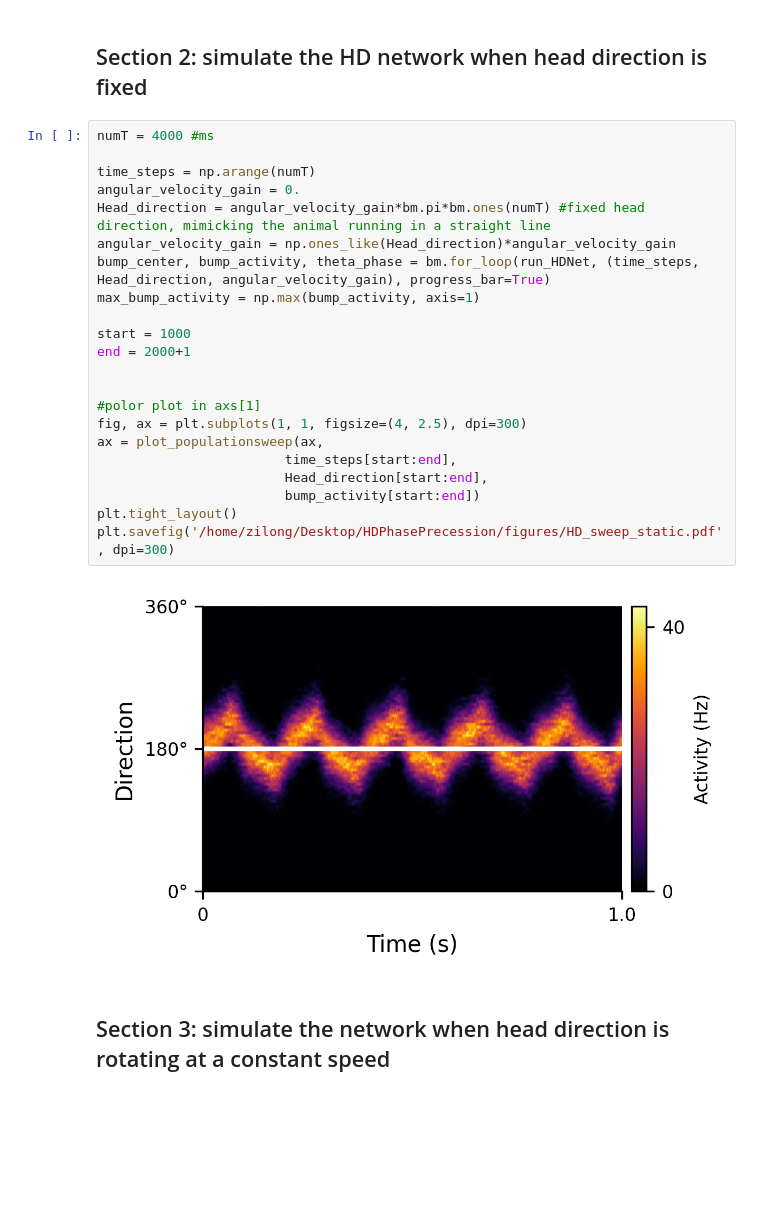
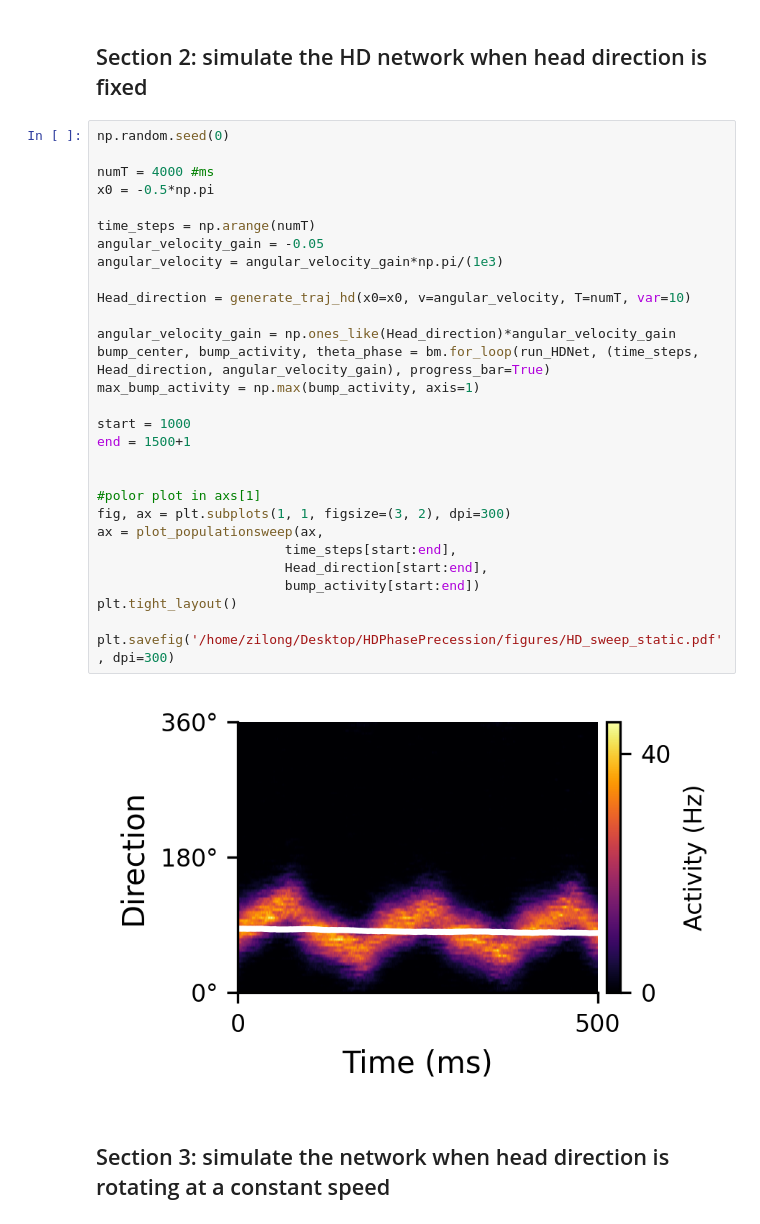
Before and after one commit to ZilongJi/HDPhasePrecession, a Jupyter notebook: HDcellSweeps.ipynb, the cells around one changed output. Drawn from its saved outputs; the diff is of its cells as text; blank space fills up the shorter version.

```diff
--- a/HDcellSweeps.ipynb
+++ b/HDcellSweeps.ipynb
@@ -142,29 +183,36 @@ def run_HDNet(i, Head_direction, angular_velocity_gain):  # 20 x size
 # %% [markdown]
 ## Section 2: simulate the HD network when head direction is fixed
 # %%
+np.random.seed(0)
+
 numT = 4000 #ms
+x0 = -0.5*np.pi
 
 time_steps = np.arange(numT)
-angular_velocity_gain = 0.
-Head_direction = angular_velocity_gain*bm.pi*bm.ones(numT) #fixed head direction, mimicking the animal running in a straight line
+angular_velocity_gain = -0.05
+angular_velocity = angular_velocity_gain*np.pi/(1e3)
+
+Head_direction = generate_traj_hd(x0=x0, v=angular_velocity, T=numT, var=10)
+
 angular_velocity_gain = np.ones_like(Head_direction)*angular_velocity_gain
 bump_center, bump_activity, theta_phase = bm.for_loop(run_HDNet, (time_steps, Head_direction, angular_velocity_gain), progress_bar=True)
 max_bump_activity = np.max(bump_activity, axis=1)
 
 start = 1000
-end = 2000+1
+end = 1500+1
 
 
 #polor plot in axs[1]
-fig, ax = plt.subplots(1, 1, figsize=(4, 2.5), dpi=300)
+fig, ax = plt.subplots(1, 1, figsize=(3, 2), dpi=300)
 ax = plot_populationsweep(ax,
                         time_steps[start:end],
                         Head_direction[start:end],
                         bump_activity[start:end])
 plt.tight_layout()
+
 plt.savefig('/home/zilong/Desktop/HDPhasePrecession/figures/HD_sweep_static.pdf', dpi=300)
 # %% [output]
-[figure, old version]
+[figure, new version]
 # %% [markdown]
 ## Section 3: simulate the network when head direction is rotating at a constant speed
 # %%
```
Also changed, not shown: parts of 6 cells of this notebook, 2 other files.
